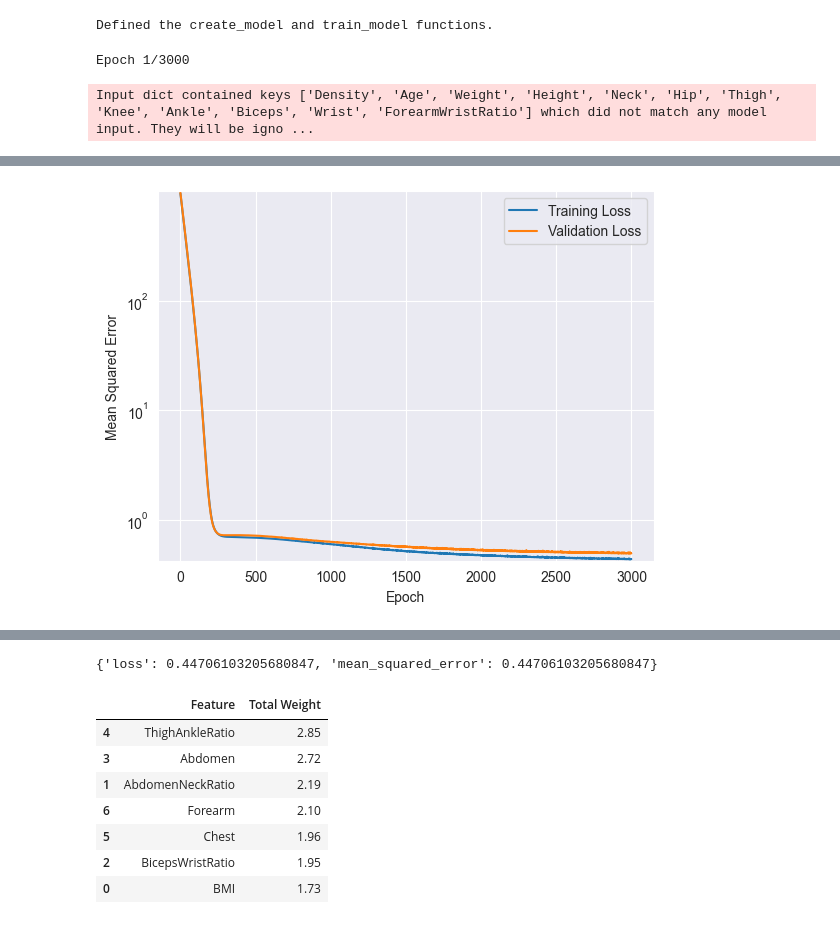
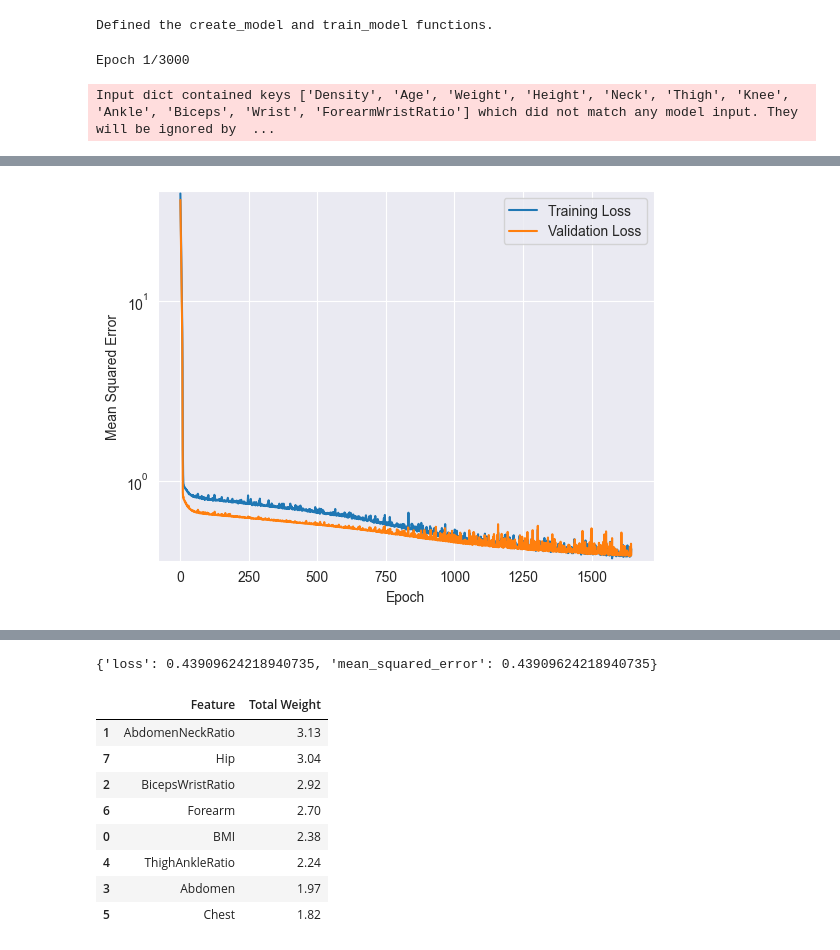
Before and after one commit to Stegi56/Body-Fat-Estimator, a Jupyter notebook: model2.ipynb, the cells around one changed output, grey strips where cells are left out. Drawn from its saved outputs; the diff is of its cells as text; code cells hidden in the pictures.

```diff
--- a/model2.ipynb
+++ b/model2.ipynb
@@ -211,6 +211,9 @@ inputs = {
     'Forearm':
         tf.keras.layers.Input(shape=(1,), dtype=tf.float32,
                               name='Forearm'),
+    'Hip':
+        tf.keras.layers.Input(shape=(1,), dtype=tf.float32,
+                              name='Hip'),
 }
 
 # Useless Features:
@@ -282,6 +285,15 @@ forearm.adapt(trainDF['Forearm'])
 forearm_input = tf.keras.Input(shape=(1,), name='Forearm')
 forearm_output = forearm(forearm_input)
 
+# Normalization for Hip
+hip = tf.keras.layers.Normalization(
+    name='normalization_hip',
+    axis=None
+)
+hip.adapt(trainDF['Hip'])
+hip_input = tf.keras.Input(shape=(1,), name='Hip')
+hip_output = hip(hip_input)
+
 print("Preprocessing layers defined.")
 # %% [output]
 Preprocessing layers defined.
@@ -378,19 +390,22 @@ def get_outputs_linear_regression():
   return outputs
 # %%
 def get_outputs_dnn():
-  dense_output_1 = tf.keras.layers.Dense(units=7, input_shape=(1,),
+  dense_output_1 = tf.keras.layers.Dense(units=8, input_shape=(8,),
                               activation='softplus',
                               name='hidden_dense_layer_1')(preprocessing_layers)
-  dense_output_2 = tf.keras.layers.Dense(units=4, input_shape=(1,),
+  dense_output_2 = tf.keras.layers.Dense(units=6, input_shape=(8,),
                               activation='linear',
                               name='hidden_dense_layer_2')(dense_output_1)
-  dense_output_3 = tf.keras.layers.Dense(units=2, input_shape=(1,),
+  dense_output_3 = tf.keras.layers.Dense(units=4, input_shape=(6,),
                               activation='softplus',
                               name='hidden_dense_layer_3')(dense_output_2)
+  dense_output_4 = tf.keras.layers.Dense(units=2, input_shape=(4,),
+                              activation='softplus',
+                              name='hidden_dense_layer_4')(dense_output_3)
 
-  dense_output = tf.keras.layers.Dense(units=1, input_shape=(1,),
+  dense_output = tf.keras.layers.Dense(units=1, input_shape=(2,),
                               activation='linear',
-                              name='output_layer')(dense_output_3)
+                              name='output_layer')(dense_output_4)
 
   # Define an output dictionary we'll send to the model constructor.
   outputs = {
@@ -400,7 +415,7 @@ def get_outputs_dnn():
   return outputs
 # %%
 # The following variables are the hyperparameters.
-learning_rate = 0.00004
+learning_rate = 0.00008
 epochs = 3000
 batch_size = 11
 l2_regularization = 10
@@ -437,4 +452,4 @@ print("\n Evaluate the new model against the test set:")
 my_model.evaluate(x = test_features, y = test_label, batch_size=batch_size, return_dict=True)
 # %% [output]
 Epoch 1/3000
-Input dict contained keys ['Density', 'Age', 'Weight', 'Height', 'Neck', 'Hip', 'Thigh', 'Knee', 'Ankle', 'Biceps', 'Wrist', 'ForearmWristRatio'] which did not match any model input. They will be igno ...
+Input dict contained keys ['Density', 'Age', 'Weight', 'Height', 'Neck', 'Thigh', 'Knee', 'Ankle', 'Biceps', 'Wrist', 'ForearmWristRatio'] which did not match any model input. They will be ignored by  ...
@@ -458,2 +473,2 @@ Epoch 2426/3000
-[figure, old version]
+[figure, new version]
  Evaluate the new model against the test set:
@@ -461,4 +476,4 @@ Epoch 2426/3000
-{'loss': 0.44706103205680847, 'mean_squared_error': 0.44706103205680847}
+{'loss': 0.43909624218940735, 'mean_squared_error': 0.43909624218940735}
 # %%
 #Output weights
 input_layer = my_model.layers[len(inputs)+1]
@@ -481,13 +496,14 @@ weights_table = weights_table.sort_values(by='Total Weight', ascending=False)
 weights_table
 # %% [output]
 |  | Feature | Total Weight |
-| 4 | ThighAnkleRatio | 2.85 |
-| 3 | Abdomen | 2.72 |
-| 1 | AbdomenNeckRatio | 2.19 |
-| 6 | Forearm | 2.10 |
-| 5 | Chest | 1.96 |
-| 2 | BicepsWristRatio | 1.95 |
-| 0 | BMI | 1.73 |
+| 1 | AbdomenNeckRatio | 3.13 |
+| 7 | Hip | 3.04 |
+| 2 | BicepsWristRatio | 2.92 |
+| 6 | Forearm | 2.70 |
+| 0 | BMI | 2.38 |
+| 4 | ThighAnkleRatio | 2.24 |
+| 3 | Abdomen | 1.97 |
+| 5 | Chest | 1.82 |
 # %%
 # Create an empty DataFrame to store the results
 result_table = pd.DataFrame(columns=['Row', 'Predicted Body Fat', 'Correct Body Fat', 'Difference +-'])
```
Also changed, not shown: parts of 2 cells of this notebook.
